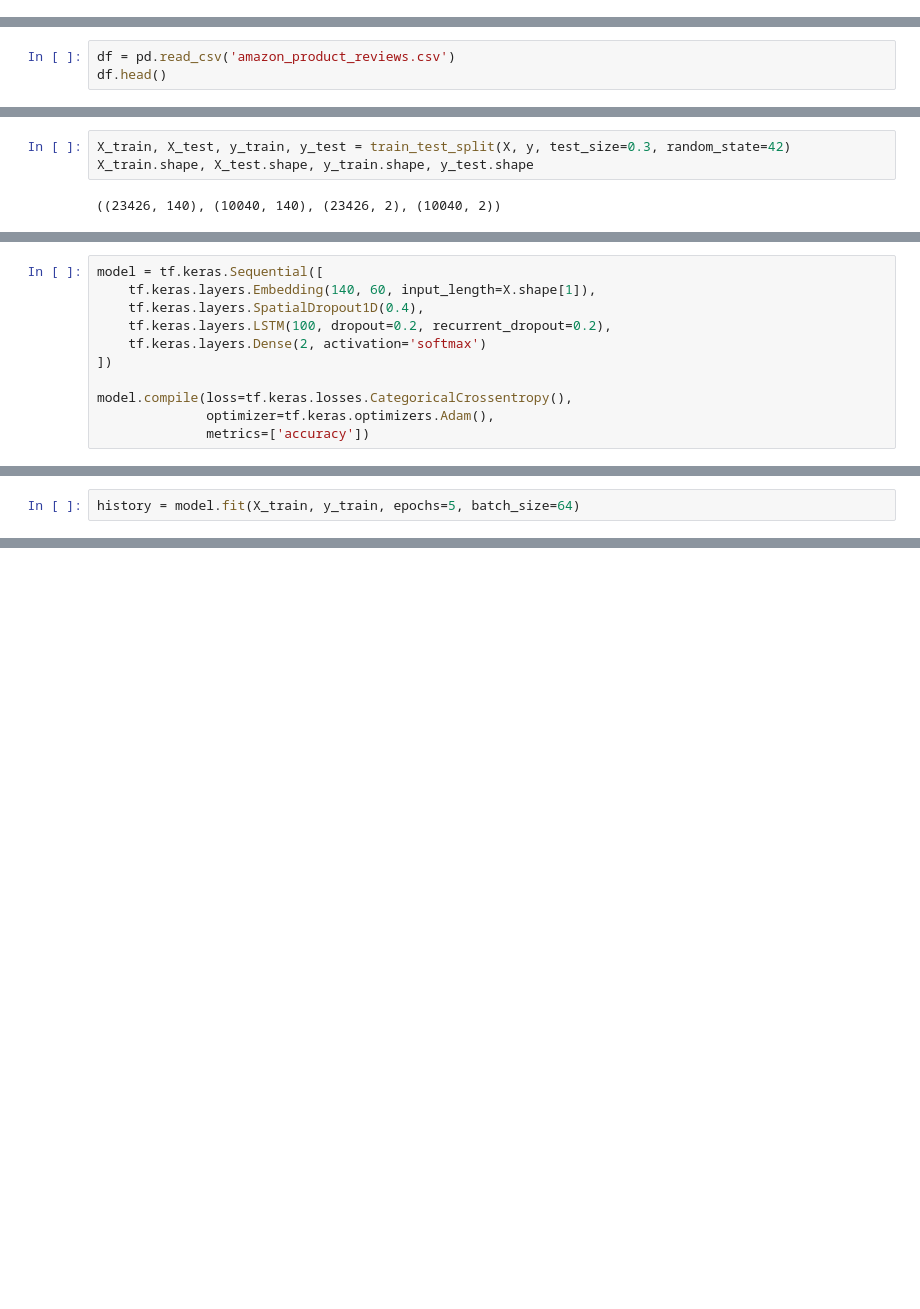
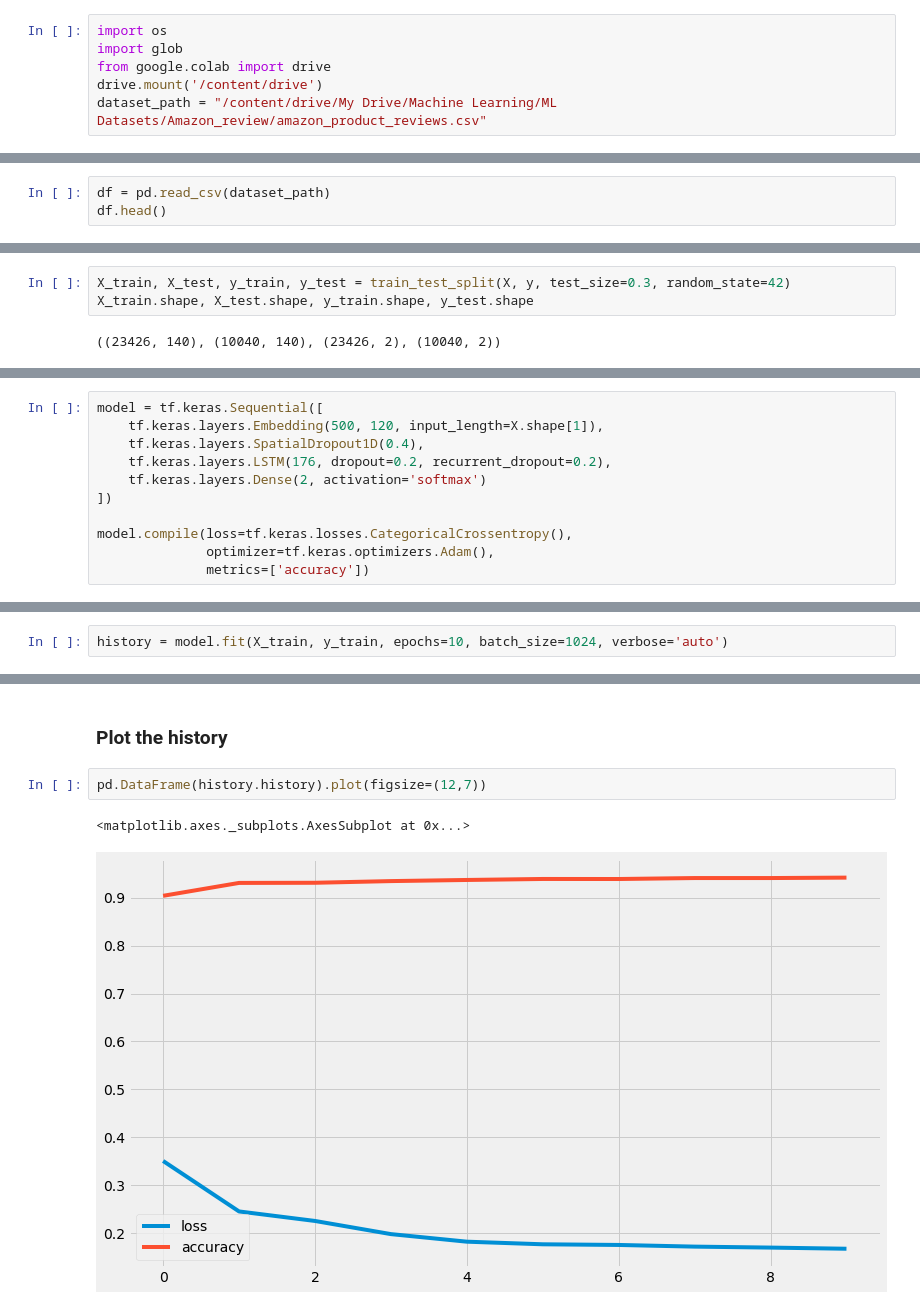
Before and after one commit to yash0307jain/sentiment-analysis, a Jupyter notebook: sentiment_analysis_lstm.ipynb, the cells around one changed output, grey strips where cells are left out. Drawn from its saved outputs; the diff is of its cells as text; blank space fills up the shorter version.

```diff
--- a/sentiment_analysis_lstm.ipynb
+++ b/sentiment_analysis_lstm.ipynb
@@ -0,0 +1,6 @@
+# %%
+import os
+import glob
+from google.colab import drive
+drive.mount('/content/drive')
+dataset_path = "/content/drive/My Drive/Machine Learning/ML Datasets/Amazon_review/amazon_product_reviews.csv"
@@ -23,7 +41,7 @@ import tensorflow as tf
 # %% [markdown]
 # Loading the data
 # %%
-df = pd.read_csv('amazon_product_reviews.csv')
+df = pd.read_csv(dataset_path)
 df.head()
 # %% [output]
 |  | id | name | asins | brand | categories | keys | manufacturer | reviews.date | ... |
@@ -355,8 +387,8 @@ X_train.shape, X_test.shape, y_train.shape, y_test.shape
 # %%
 model = tf.keras.Sequential([
-    tf.keras.layers.Embedding(140, 60, input_length=X.shape[1]),
+    tf.keras.layers.Embedding(500, 120, input_length=X.shape[1]),
     tf.keras.layers.SpatialDropout1D(0.4),
-    tf.keras.layers.LSTM(100, dropout=0.2, recurrent_dropout=0.2),
+    tf.keras.layers.LSTM(176, dropout=0.2, recurrent_dropout=0.2),
     tf.keras.layers.Dense(2, activation='softmax')
 ])
 
@@ -390,5 +419,5 @@ Trainable params: 73,002
 Non-trainable params: 0
 _________________________________________________________________
 # %%
-history = model.fit(X_train, y_train, epochs=5, batch_size=64)
+history = model.fit(X_train, y_train, epochs=10, batch_size=1024, verbose='auto')
 # %% [output]
@@ -397,0 +444,7 @@ Epoch 1/5
+# %% [markdown]
+### Plot the history
+# %%
+pd.DataFrame(history.history).plot(figsize=(12,7))
+# %% [output]
+<matplotlib.axes._subplots.AxesSubplot at 0x...>
+[figure, added]
```
Also changed, not shown: parts of 14 cells of this notebook.
